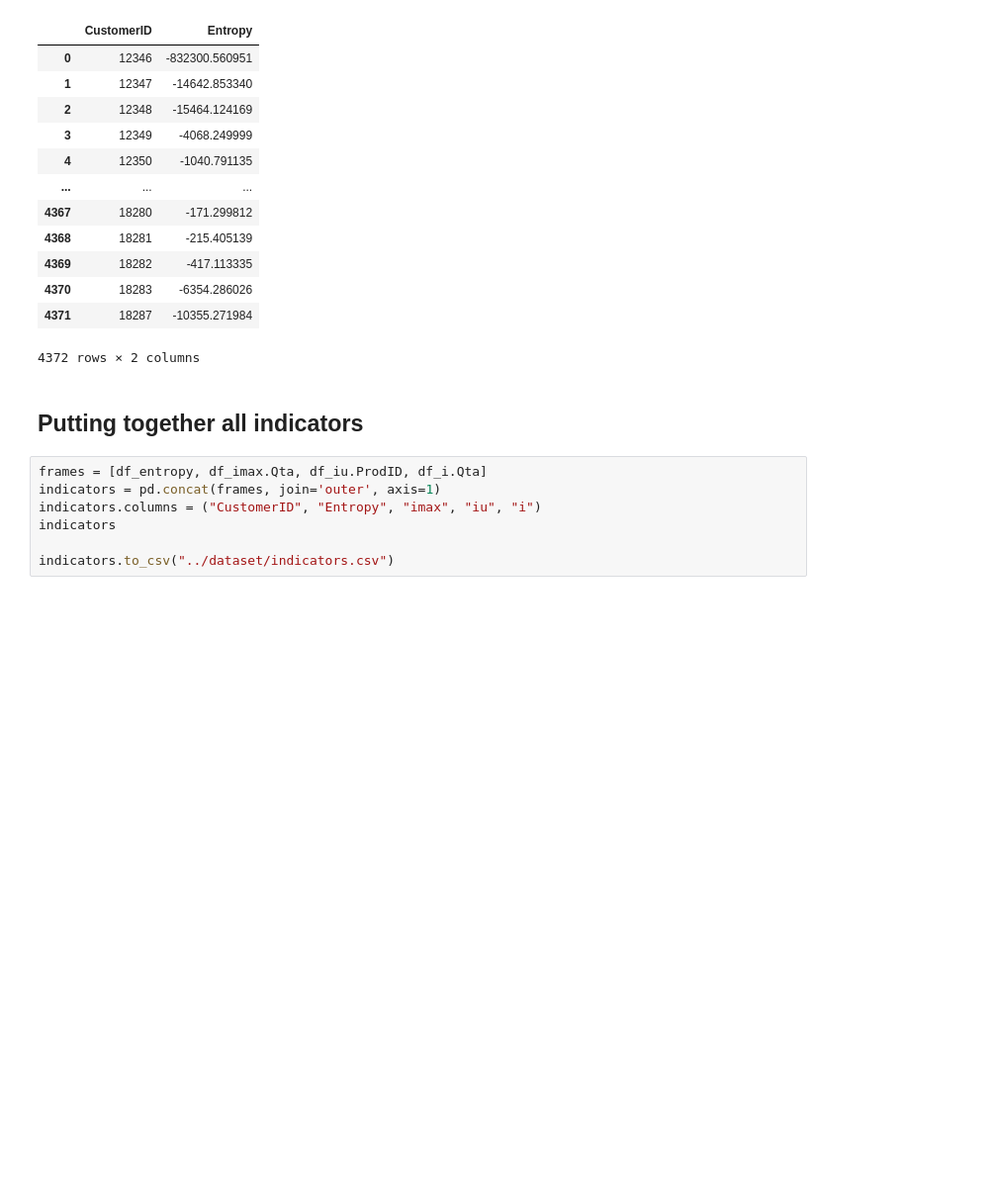
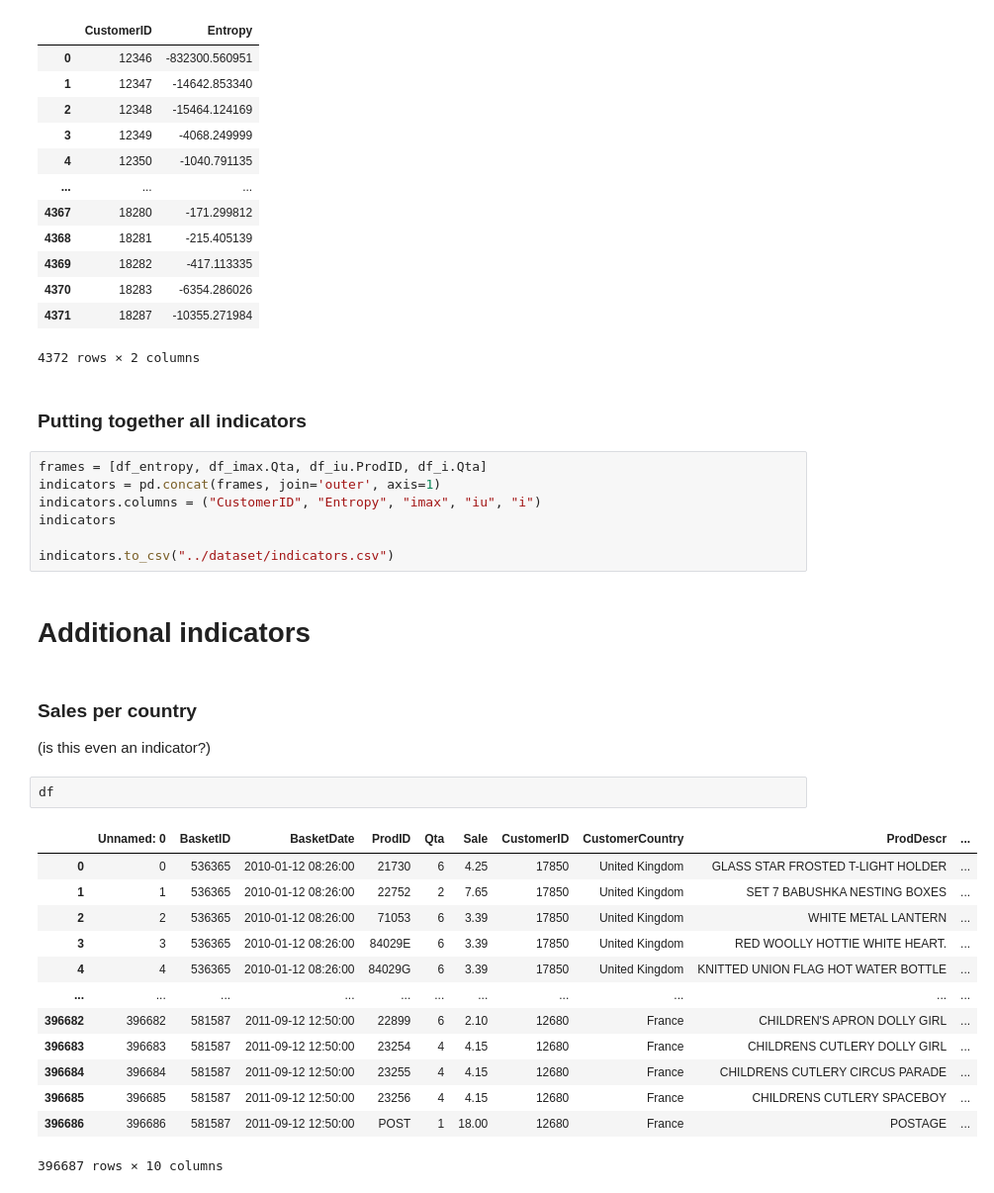
Before and after one commit to gioleppe/Data-Mining-20-21, a Jupyter notebook: notebooks/data_preparation.ipynb, the cells around one changed output. Shown: that part at 99% size. Saved outputs shown, nothing was run; the diff lists cells and outputs as text; blank space fills up the shorter version.

```diff
--- a/notebooks/data_preparation.ipynb
+++ b/notebooks/data_preparation.ipynb
@@ -129,7 +130,7 @@ df_entropy
 | 4371 | 18287 | -10355.271984 |
 4372 rows × 2 columns
 # %% [markdown]
-## Putting together all indicators
+### Putting together all indicators
 # %%
 frames = [df_entropy, df_imax.Qta, df_iu.ProdID, df_i.Qta]
 indicators = pd.concat(frames, join='outer', axis=1)
@@ -137,3 +138,24 @@ indicators.columns = ("CustomerID", "Entropy", "imax", "iu", "i")
 indicators
 
 indicators.to_csv("../dataset/indicators.csv")
+# %% [markdown]
+# Additional indicators
+# %% [markdown]
+### Sales per country
+(is this even an indicator?)
+# %%
+df
+# %% [output]
+|  | Unnamed: 0 | BasketID | BasketDate | ProdID | Qta | Sale | CustomerID | CustomerCountry | ProdDescr | ... |
+| 0 | 0 | 536365 | 2010-01-12 08:26:00 | 21730 | 6 | 4.25 | 17850 | United Kingdom | GLASS STAR FROSTED T-LIGHT HOLDER | ... |
+| 1 | 1 | 536365 | 2010-01-12 08:26:00 | 22752 | 2 | 7.65 | 17850 | United Kingdom | SET 7 BABUSHKA NESTING BOXES | ... |
+| 2 | 2 | 536365 | 2010-01-12 08:26:00 | 71053 | 6 | 3.39 | 17850 | United Kingdom | WHITE METAL LANTERN | ... |
+| 3 | 3 | 536365 | 2010-01-12 08:26:00 | 84029E | 6 | 3.39 | 17850 | United Kingdom | RED WOOLLY HOTTIE WHITE HEART. | ... |
+| 4 | 4 | 536365 | 2010-01-12 08:26:00 | 84029G | 6 | 3.39 | 17850 | United Kingdom | KNITTED UNION FLAG HOT WATER BOTTLE | ... |
+| ... | ... | ... | ... | ... | ... | ... | ... | ... | ... | ... |
+| 396682 | 396682 | 581587 | 2011-09-12 12:50:00 | 22899 | 6 | 2.10 | 12680 | France | CHILDREN'S APRON DOLLY GIRL | ... |
+| 396683 | 396683 | 581587 | 2011-09-12 12:50:00 | 23254 | 4 | 4.15 | 12680 | France | CHILDRENS CUTLERY DOLLY GIRL | ... |
+| 396684 | 396684 | 581587 | 2011-09-12 12:50:00 | 23255 | 4 | 4.15 | 12680 | France | CHILDRENS CUTLERY CIRCUS PARADE | ... |
+| 396685 | 396685 | 581587 | 2011-09-12 12:50:00 | 23256 | 4 | 4.15 | 12680 | France | CHILDRENS CUTLERY SPACEBOY | ... |
+| 396686 | 396686 | 581587 | 2011-09-12 12:50:00 | POST | 1 | 18.00 | 12680 | France | POSTAGE | ... |
+396687 rows × 10 columns
```
Also changed, not shown: parts of 3 cells of this notebook.
